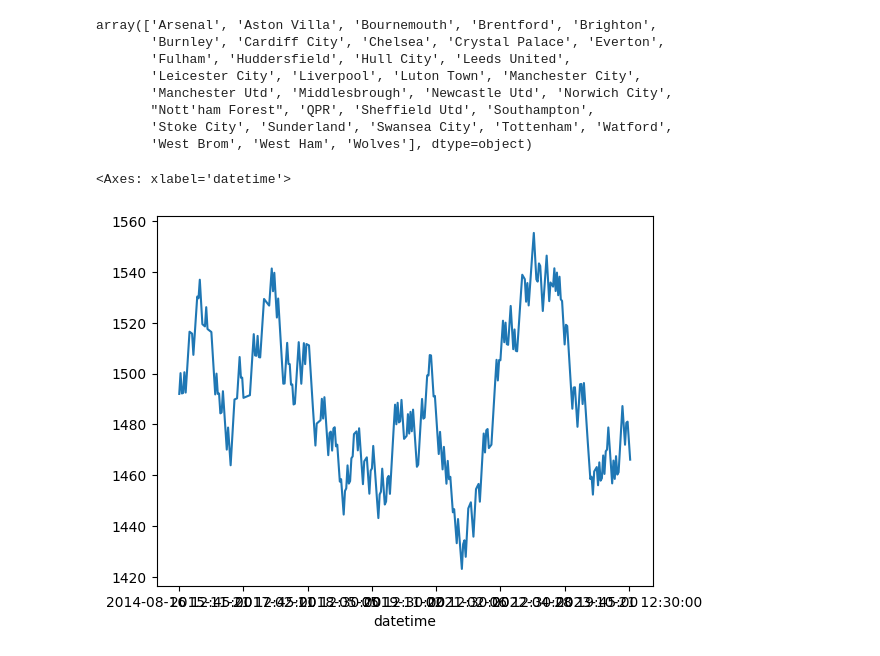
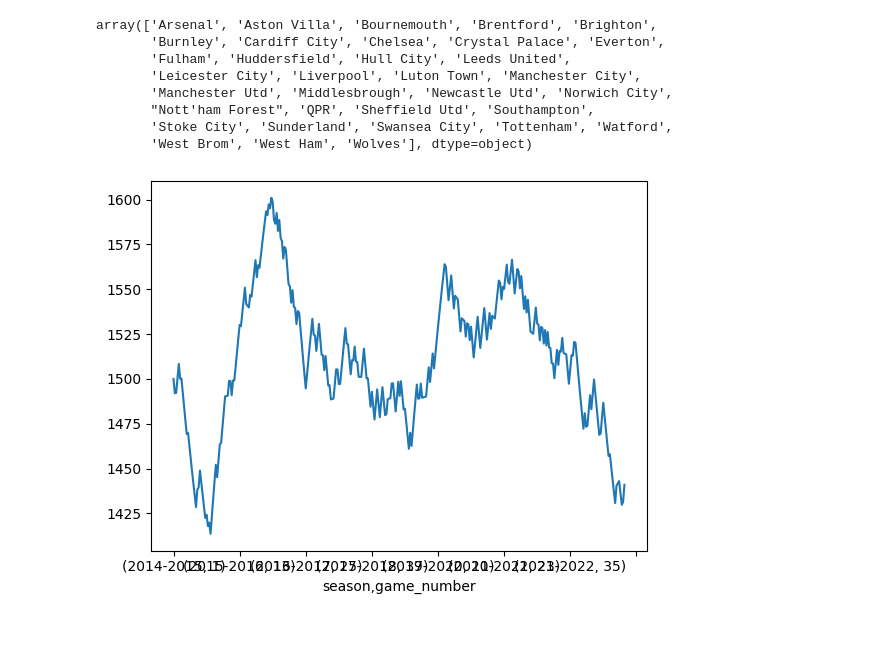
Before and after one commit to jrstats/football-elo, a Jupyter notebook: playground.ipynb, the cells around one changed output. Drawn from its saved outputs; the diff is of its cells as text; code cells hidden in the pictures.

Commit message:
add plots and predictions to notebook

```diff
--- a/playground.ipynb
+++ b/playground.ipynb
@@ -52,12 +35,3 @@ array(['Arsenal', 'Aston Villa', 'Bournemouth', 'Brentford', 'Brighton',
        "Nott'ham Forest", 'QPR', 'Sheffield Utd', 'Southampton',
        'Stoke City', 'Sunderland', 'Swansea City', 'Tottenham', 'Watford',
        'West Brom', 'West Ham', 'Wolves'], dtype=object)
-# %%
-team = "West Ham"
-# elo_df.loc[lambda df: df["team"].isin(teams)].groupby("team")[["datetime", "elo_team_post"]].plot(x="datetime", y="elo_team_post", kind="scatter")
-elo_df.loc[lambda df: df["team"] == team].set_index("datetime")["elo_team_post"].plot()
-
-# elo_df.groupby("team")[["datetime", "elo_team_post"]].plot(x="datetime", y="elo_team_post", kind="line")
-# %% [output]
-<Axes: xlabel='datetime'>
-[figure, removed]
@@ -65,0 +38,5 @@ elo_df.to_csv("elo.csv")
+# %%
+team = "Leicester City"
+plot_team(elo, team)
+# %% [output]
+[figure, added]
```
Also changed, not shown: parts of 6 cells of this notebook.
